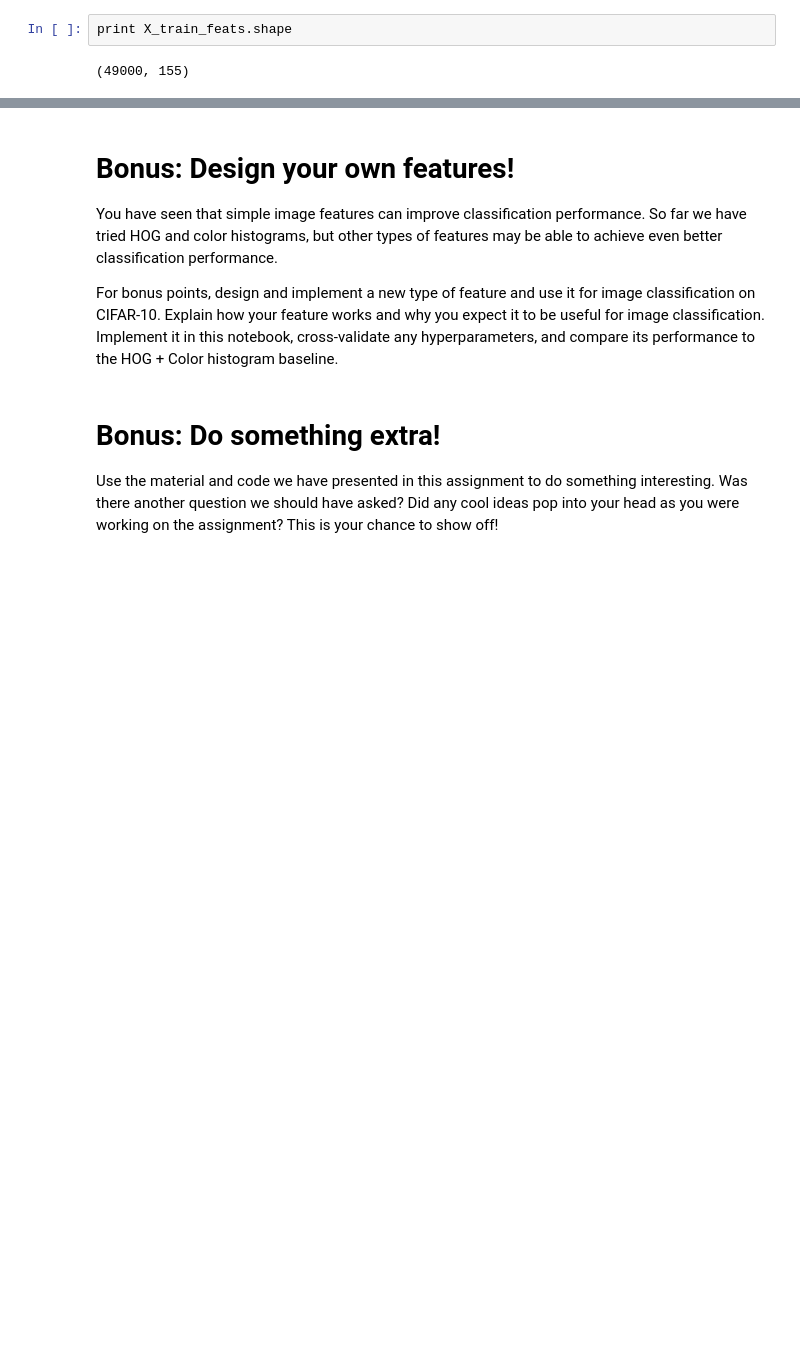
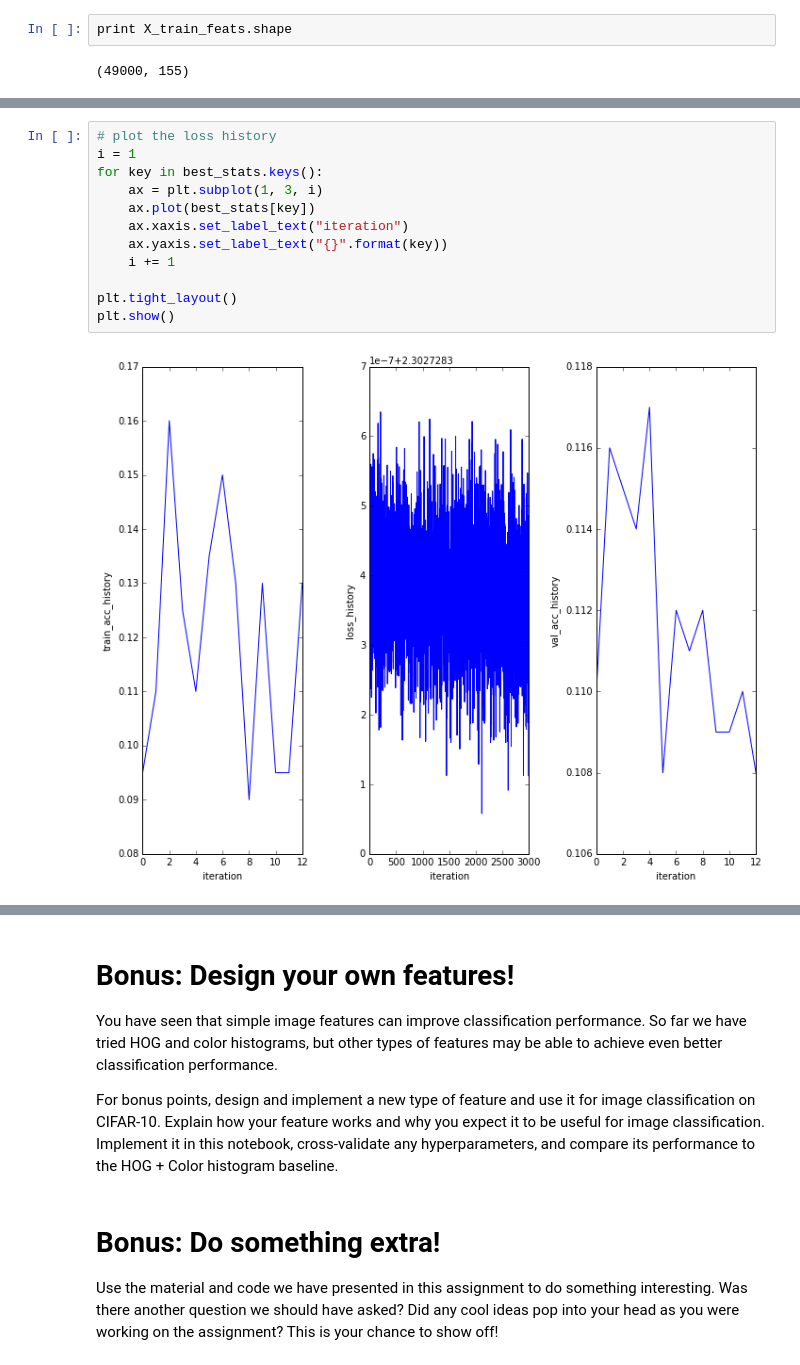
Before and after one commit to kkweon/CS231n, a Jupyter notebook: Assignment1/features.ipynb, the cells around one changed output, grey strips where cells are left out. Cells and saved outputs as stored; diff of their text form; blank space fills up the shorter version.

```diff
--- a/Assignment1/features.ipynb
+++ b/Assignment1/features.ipynb
@@ -275,3 +289,17 @@ Execution Time: 57.6885349751
+# %%
+# plot the loss history
+i = 1
+for key in best_stats.keys():
+    ax = plt.subplot(1, 3, i)
+    ax.plot(best_stats[key])
+    ax.xaxis.set_label_text("iteration")
+    ax.yaxis.set_label_text("{}".format(key))
+    i += 1
+
+plt.tight_layout()
+plt.show()
+# %% [output]
+[figure, added]
 # %%
 # Run your neural net classifier on the test set. You should be able to
 # get more than 55% accuracy.
```
Also changed, not shown: parts of 7 cells of this notebook, 1 other file.
